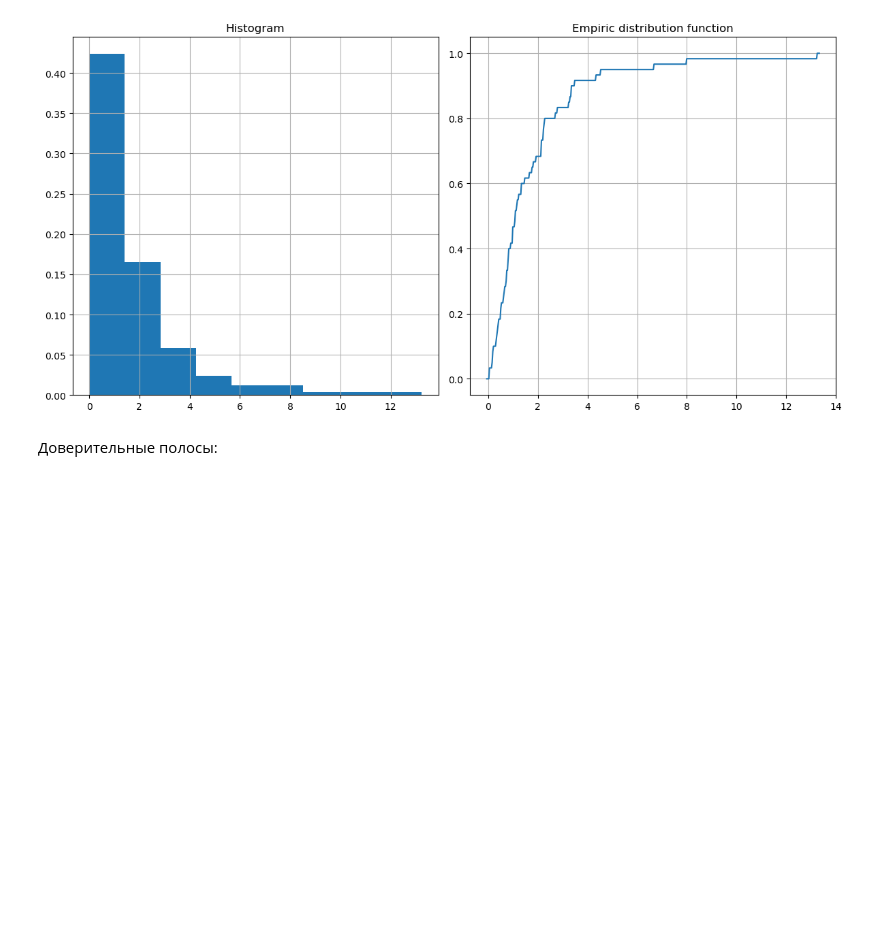
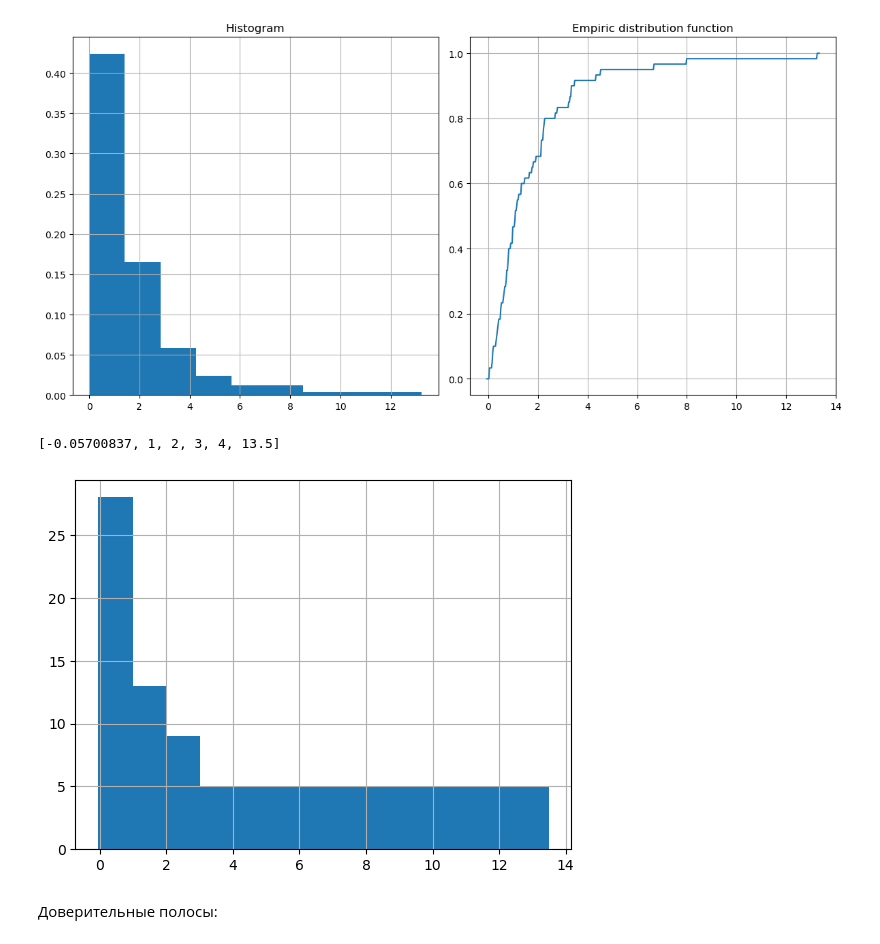
Before and after one commit to levs2001/multidimensional-statics, a Jupyter notebook: Lab1/lab_1_main.ipynb, the cells around one changed output. Drawn from its saved outputs; the diff is of its cells as text; code cells hidden in the pictures; blank space fills up the shorter version.

```diff
--- a/Lab1/lab_1_main.ipynb
+++ b/Lab1/lab_1_main.ipynb
@@ -71,6 +71,15 @@ f.tight_layout()
 # %% [output]
 [0.0, 1.4166666666666667, 2.8333333333333335, 4.25, 5.666666666666667, 7.083333333333334, 8.5, 13.232469]
 [figure]
+# %%
+borders = np.linspace(left, right, 5)
+borders = [-0.05700837, 1, 2, 3, 4, 13.5]
+print(borders)
+plt.hist(numbers, bins=borders)
+plt.grid()
+# %% [output]
+[-0.05700837, 1, 2, 3, 4, 13.5]
+[figure, added]
 # %% [markdown]
 Доверительные полосы:
 # %%
```
Also changed, not shown: parts of 8 cells of this notebook, 6 other files.
